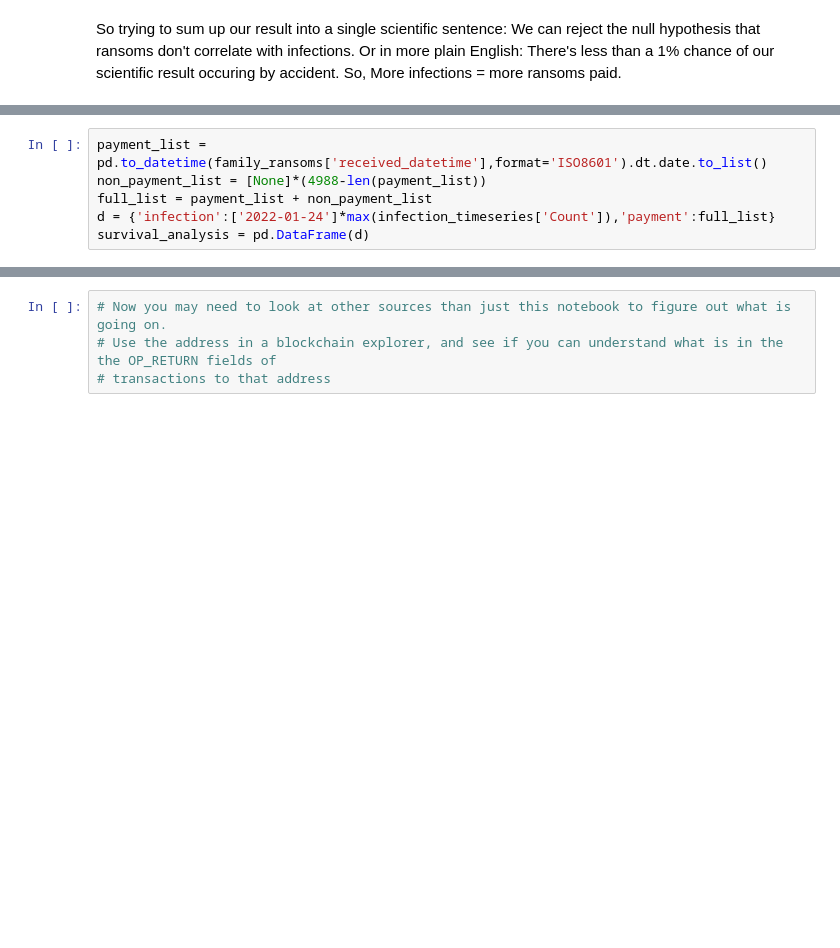
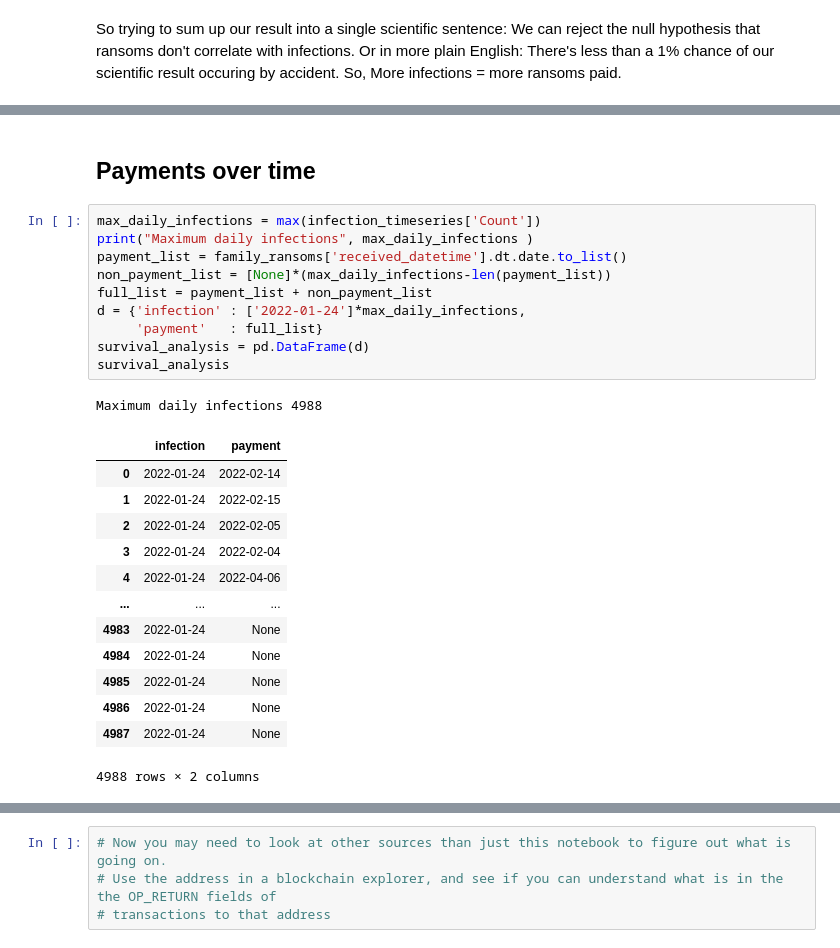
Before and after one commit to illordlo/first-tutorial, a Jupyter notebook: content/Lesson_03.ipynb, the cells around one changed output, grey strips where cells are left out. Drawn from its saved outputs; the diff is of its cells as text; blank space fills up the shorter version.

```diff
--- a/content/Lesson_03.ipynb
+++ b/content/Lesson_03.ipynb
@@ -126,7 +211,28 @@ plt.xticks(rotation=45)
+# %% [markdown]
+## Payments over time
 # %%
-payment_list = pd.to_datetime(family_ransoms['received_datetime'],format='ISO8601').dt.date.to_list()
-non_payment_list = [None]*(4988-len(payment_list))
+max_daily_infections = max(infection_timeseries['Count'])
+print("Maximum daily infections", max_daily_infections )
+payment_list = family_ransoms['received_datetime'].dt.date.to_list()
+non_payment_list = [None]*(max_daily_infections-len(payment_list))
 full_list = payment_list + non_payment_list
-d = {'infection':['2022-01-24']*max(infection_timeseries['Count']),'payment':full_list}
+d = {'infection' : ['2022-01-24']*max_daily_infections,
+     'payment'   : full_list}
 survival_analysis = pd.DataFrame(d)
+survival_analysis
+# %% [output]
+Maximum daily infections 4988
+|  | infection | payment |
+| 0 | 2022-01-24 | 2022-02-14 |
+| 1 | 2022-01-24 | 2022-02-15 |
+| 2 | 2022-01-24 | 2022-02-05 |
+| 3 | 2022-01-24 | 2022-02-04 |
+| 4 | 2022-01-24 | 2022-04-06 |
+| ... | ... | ... |
+| 4983 | 2022-01-24 | None |
+| 4984 | 2022-01-24 | None |
+| 4985 | 2022-01-24 | None |
+| 4986 | 2022-01-24 | None |
+| 4987 | 2022-01-24 | None |
+4988 rows × 2 columns
 # %%
```
Also changed, not shown: parts of 21 cells of this notebook.
